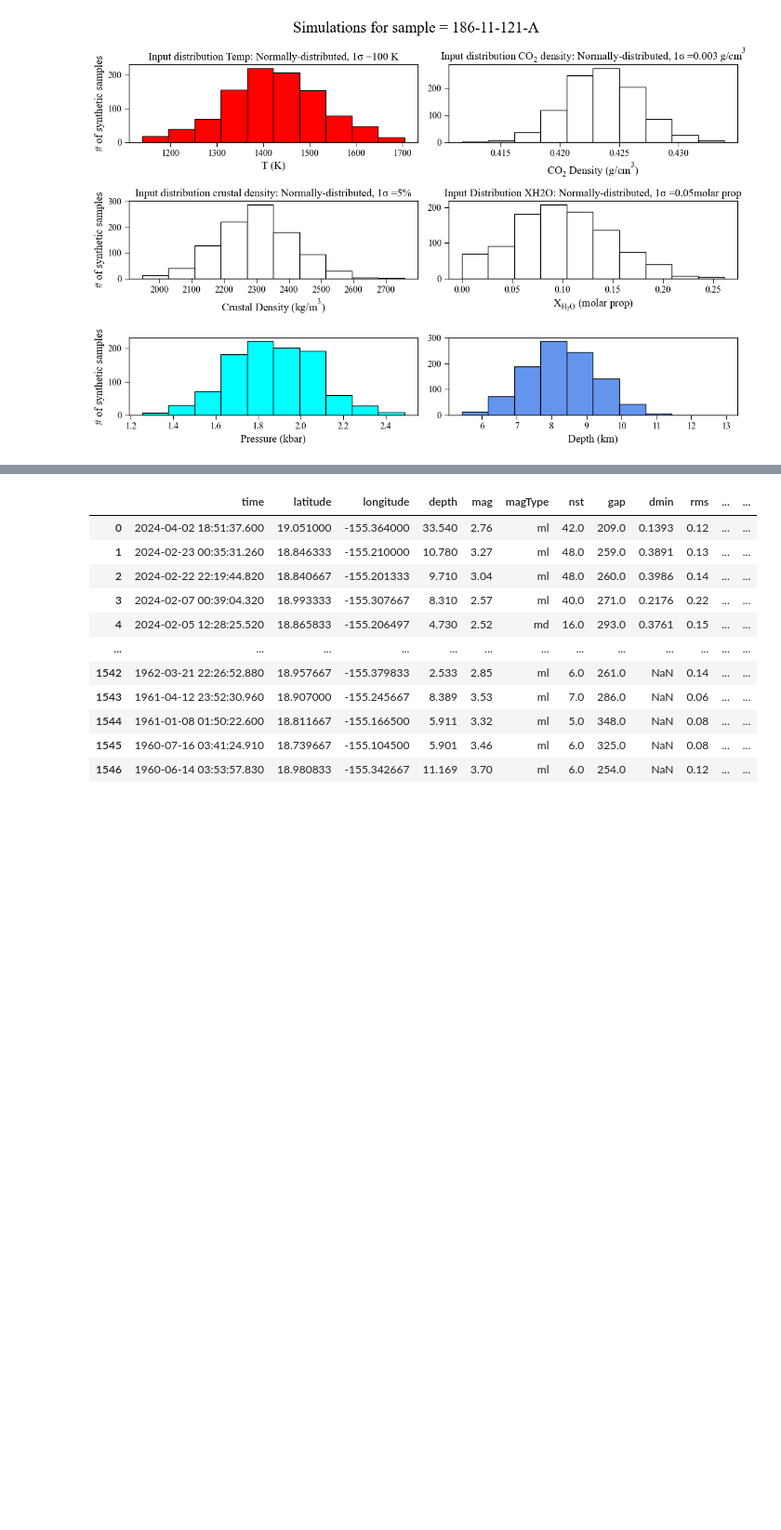
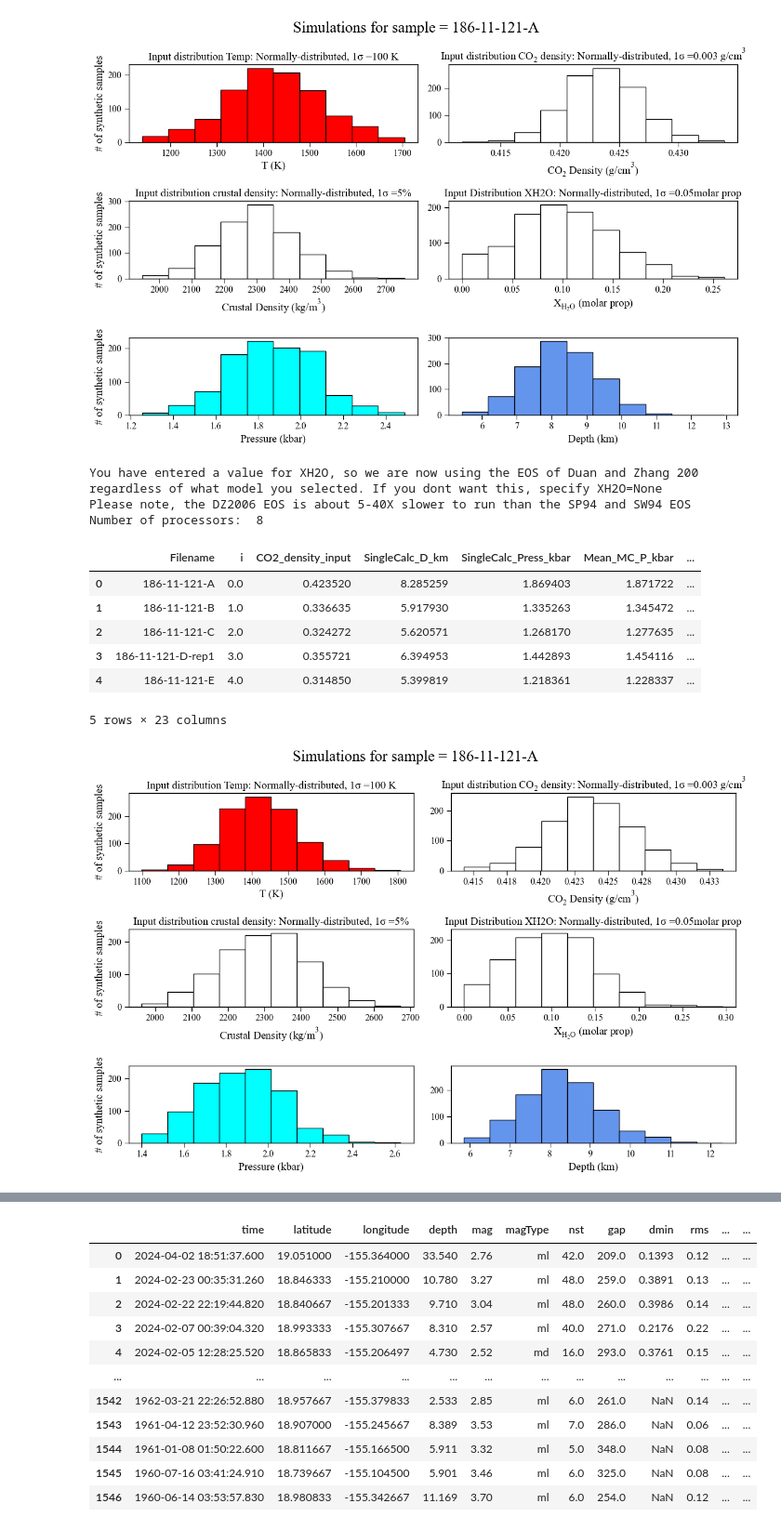
Before and after one commit to cljdevitre/Kamaehu_evo_2025, a Jupyter notebook: Fluid inclusions/Raman/Kamae'huakanaloa_rho-P-D+Export.ipynb, the cells around one changed output, grey strips where cells are left out. Shown at 93% size. Cells and saved outputs as stored; diff of their text form; code cells hidden in the pictures; blank space fills up the shorter version.

```diff
--- a/Fluid inclusions/Raman/Kamae'huakanaloa_rho-P-D+Export.ipynb
+++ b/Fluid inclusions/Raman/Kamae'huakanaloa_rho-P-D+Export.ipynb
@@ -225,6 +277,29 @@ Please note, the DZ2006 EOS is about 5-40X slower to run than the SP94 and SW94
 | 4 | 186-11-121-E | 0.314850 | 5.399819 | 1.218361 | 1.223519 | 1.216594 | ... |
 5 rows × 23 columns
 [figure]
+# %%
+MC_Av_rho_T_CDH, MC_All_rho_T_CDH, fig=pf.propagate_FI_uncertainty(T_K=1150+273.15,
+error_CO2_dens=kamaehu_averaged['σ Density g/cm3'], error_type_CO2_dens='Abs', error_dist_CO2_dens='normal',
+error_T_K=100, error_type_T_K='Abs', error_dist_T_K='normal',
+crust_dens_kgm3=2300,
+error_crust_dens=5, error_type_crust_dens='Perc', error_dist_crust_dens='normal',
+CO2_dens_gcm3=kamaehu_averaged['Density g/cm3'],
+sample_ID=kamaehu_averaged['filename'],
+XH2O=0.1, error_XH2O=0.05, error_type_XH2O='Abs', error_dist_XH2O='normal',
+N_dup=1000, fig_i=0, plot_figure=True ,multiprocess=True)
+MC_Av_rho_T_CDH.head()
+# %% [output]
+You have entered a value for XH2O, so we are now using the EOS of Duan and Zhang 200 regardless of what model you selected. If you dont want this, specify XH2O=None
+Please note, the DZ2006 EOS is about 5-40X slower to run than the SP94 and SW94 EOS
+Number of processors:  8
+|  | Filename | i | CO2_density_input | SingleCalc_D_km | SingleCalc_Press_kbar | Mean_MC_P_kbar | ... |
+| 0 | 186-11-121-A | 0.0 | 0.423520 | 8.285259 | 1.869403 | 1.871722 | ... |
+| 1 | 186-11-121-B | 1.0 | 0.336635 | 5.917930 | 1.335263 | 1.345472 | ... |
+| 2 | 186-11-121-C | 2.0 | 0.324272 | 5.620571 | 1.268170 | 1.277635 | ... |
+| 3 | 186-11-121-D-rep1 | 3.0 | 0.355721 | 6.394953 | 1.442893 | 1.454116 | ... |
+| 4 | 186-11-121-E | 4.0 | 0.314850 | 5.399819 | 1.218361 | 1.228337 | ... |
+5 rows × 23 columns
+[figure, added]
 # %%
 kamaehu_PMC=pd.merge(left=kamaehu_averaged,right=MC_Av_rho_T_CD, left_on='filename',right_on='Filename')
 
```
Also changed, not shown: parts of 15 cells of this notebook, 8 other files.
